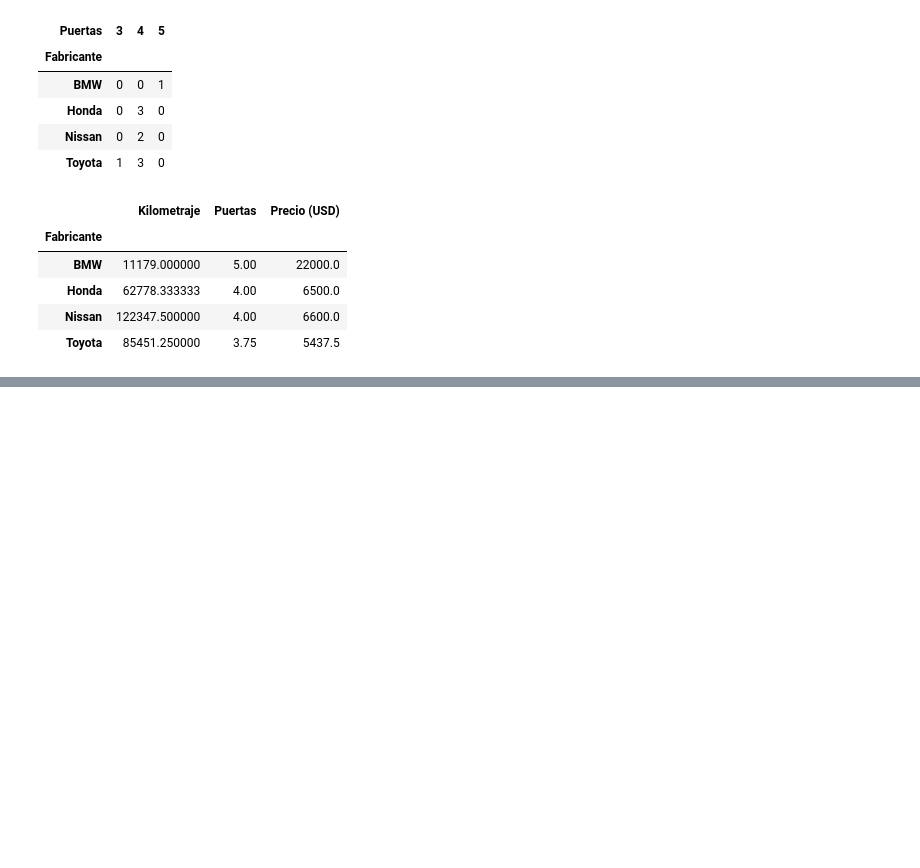
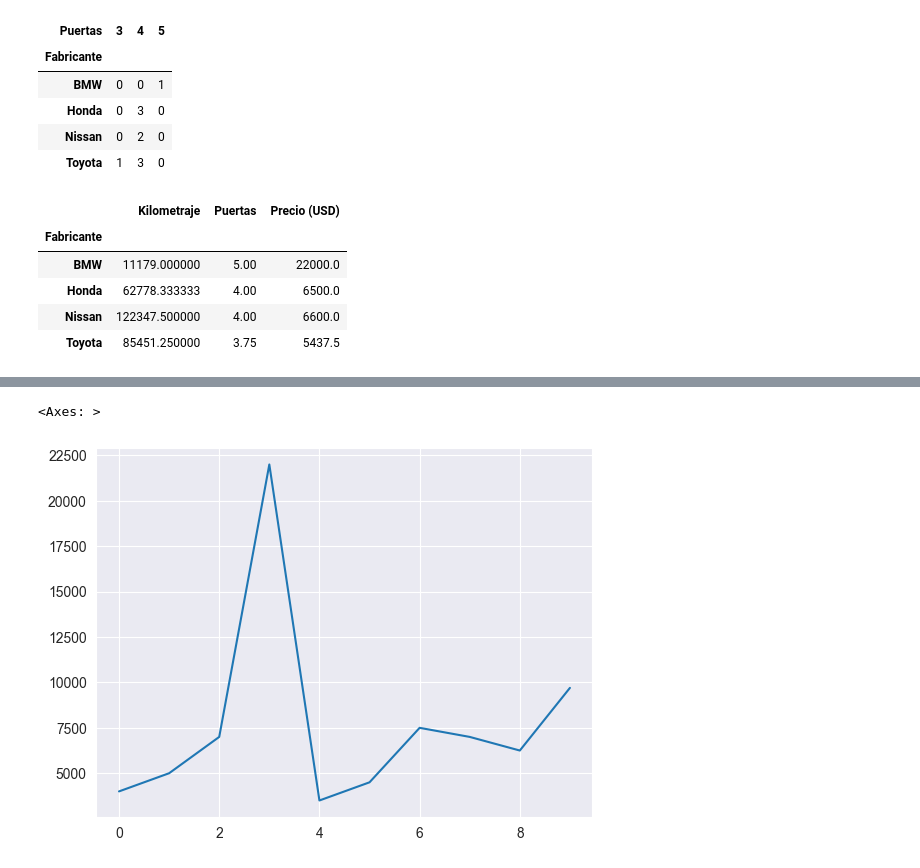
Before and after one commit to HugoPzo/Software_Learning, a Jupyter notebook: Udemy/Python16Dias/Dia15/pandasPt2.ipynb, the cells around one changed output, grey strips where cells are left out. Saved outputs shown, nothing was run; the diff lists cells and outputs as text; code cells hidden in the pictures; blank space fills up the shorter version.

```diff
--- a/Udemy/Python16Dias/Dia15/pandasPt2.ipynb
+++ b/Udemy/Python16Dias/Dia15/pandasPt2.ipynb
@@ -190,0 +207,6 @@ ventas_autos.groupby('Fabricante').mean(numeric_only=True)
+# %%
+# Intentamos graficar la columna de precios
+ventas_autos['Precio (USD)'].plot()
+# %% [output]
+<Axes: >
+[figure, added]
```
Also changed, not shown: parts of 9 cells of this notebook, 1 other file.
